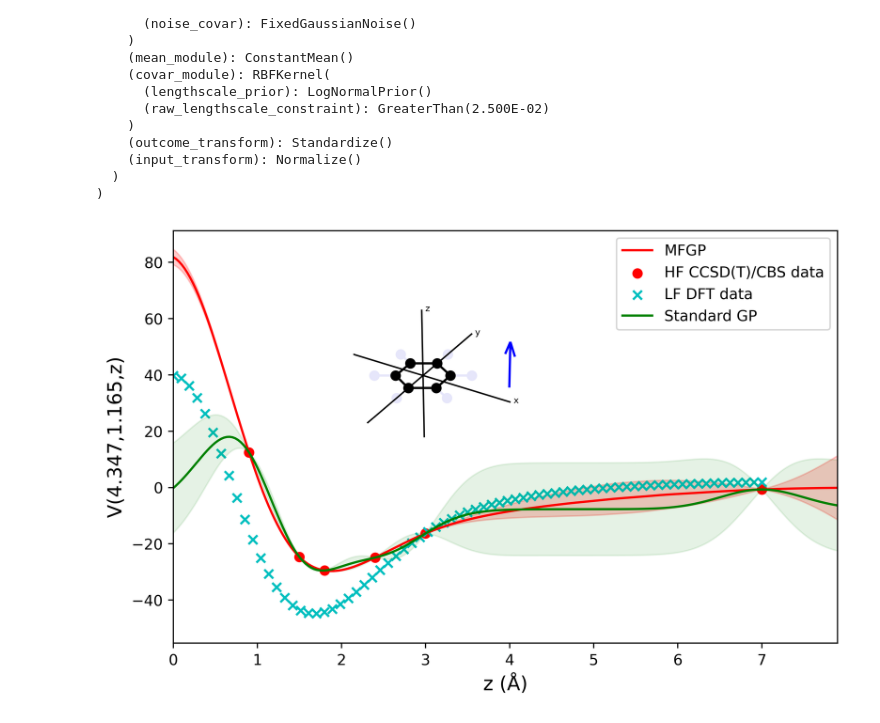
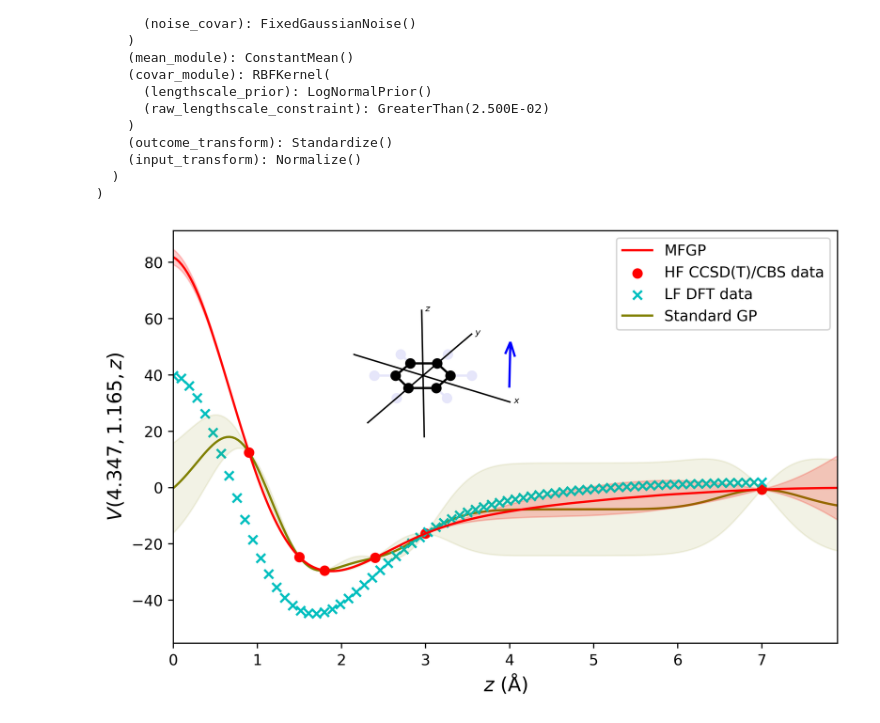
Before and after one commit to DelMaestroGroup/papers-code-HeBenzene, a Jupyter notebook: src/Fig5_Multifiddemo.ipynb, the cells around one changed output. Drawn from its saved outputs; the diff is of its cells as text; code cells hidden in the pictures.

```diff
--- a/src/Fig5_Multifiddemo.ipynb
+++ b/src/Fig5_Multifiddemo.ipynb
@@ -191,8 +191,8 @@ ax.scatter(train_x_HF.cpu().numpy(), train_y_HF.cpu().numpy(), c="r", marker="o"
 ax.scatter(train_x_LF.cpu().numpy(), train_y_LF.cpu().numpy(), c="c", marker="x", label="LF DFT data")
 
 #Plot vanilla predictions
-ax.plot(test_x_base.cpu().numpy(), mean, "g-", label="Standard GP")
-ax.fill_between(test_x_base.cpu().numpy().flatten(), lower.flatten(), upper.flatten(), color="g", alpha=0.1)
+ax.plot(test_x_base.cpu().numpy(), mean, color="olive",linestyle="-", label="Standard GP",zorder=-1)
+ax.fill_between(test_x_base.cpu().numpy().flatten(), lower.flatten(), upper.flatten(), color="olive", alpha=0.1)
 #ax.axhline(0,linestyle='--')
 
 #ax.plot(test_x_base.cpu().numpy(),Shirkvec(test_x_base.cpu().numpy(),0,4.12)*0.695)
@@ -202,39 +202,39 @@ ax.fill_between(test_x_base.cpu().numpy().flatten(), lower.flatten(), upper.flat
 inset_ax = fig.add_axes([0.26, 0.45, 0.4, 0.4], projection='3d')
 plot_benzene(inset_ax)
 val = [5,0,0]
-labels = ['x', 'y', 'z']
+labels = [r'$x$', r'$y$', r'$z$']
 for v in range(3):
     xv = [val[v-0], -val[v-0]]
     yv = [val[v-1], -val[v-1]]
     zv = [val[v-2], -val[v-2]]
     inset_ax.plot(xv,yv,zv,'k-', linewidth=1)
     inset_ax.text(val[v-0]+0.2, val[v-1], val[v-2], labels[v], color='black', fontsize=6)
 
 
 # Hide everything else
 # make the panes transparent
 #inset_ax.xaxis.set_pane_color((0.8, 0.8, 0.8, 1.0))
 #inset_ax.yaxis.set_pane_color((0.8, 0.8, 0.8, 1.0))
 #inset_ax.zaxis.set_pane_color((0.8, 0.8, 0.8, 1.0))
 # Hide box axes
 inset_ax._axis3don = False
 inset_ax.quiver(4.347,1.165, 0, 0, 0, 7, color='blue', length=0.5, arrow_length_ratio=0.3)
 # Expand to remove white space
 inset_ax.set_xlim(np.array([-2,5]))
 inset_ax.set_ylim(np.array([-2,5]))
 inset_ax.set_zlim(np.array([-2,5]))
 #inset_ax.set_title("Inset 3D", fontsize=9)
 inset_ax.set_xticks([])
 inset_ax.set_yticks([])
 inset_ax.set_zticks([])
 
 font_size = 13
 plt.rc("font", size=10)
-ax.set_xlabel('z (Å)', size=font_size)
-ax.set_ylabel('V(4.347,1.165,z)', size=font_size)
+ax.set_xlabel(r'$z$ (Å)', size=font_size)
+ax.set_ylabel(r'$V(4.347,1.165,z)$', size=font_size)
 ax.legend()
 ax.set_xlim(0,7.9)
 
-plt.savefig('../figures/Multifiddemo.svg')
+plt.savefig('../figures/Multifiddemo.pdf')
 # %% [output]
-[figure, old version]
+[figure, new version]
```
Also changed, not shown: 16 other files.
